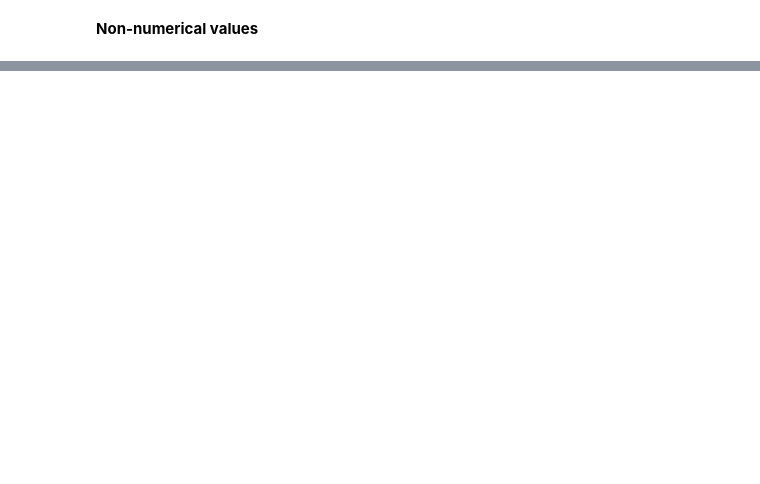
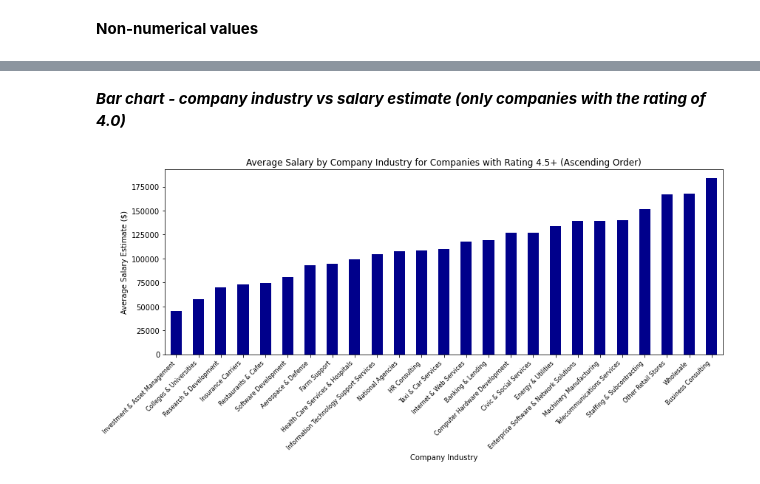
Before and after one commit to mjzdych/Intro-to-DS---Assignment2, a Jupyter notebook: Assignment2_ItDS_Visualisations.ipynb, the cells around one changed output, grey strips where cells are left out. Cells and saved outputs as stored; diff of their text form; code cells hidden in the pictures; blank space fills up the shorter version.

```diff
--- a/Assignment2_ItDS_Visualisations.ipynb
+++ b/Assignment2_ItDS_Visualisations.ipynb
@@ -102,0 +212,30 @@ print(summary_stats)
+# %% [markdown]
+***Bar chart - company industry vs salary estimate (only companies with the rating of 4.0)***
+# %%
+# Convert the 'rating' column to numeric, filling NaN values with 0
+df['rating'] = pd.to_numeric(df['rating'], errors='coerce').fillna(0)
+
+# Filter the DataFrame to include companies with a rating of 4.0 or above
+filtered_df = df[df['rating'] >= 4.5]
+
+# Group by 'company_industry' and calculate the average salary estimate
+industry_salary = filtered_df.groupby('company_industry')['salary estimate ($)'].mean()
+
+industry_salary_sorted = industry_salary.sort_values(ascending=True)
+
+# Create a bar plot
+plt.figure(figsize=(12, 6))
+industry_salary_sorted.plot(kind='bar', color='darkblue')
+plt.title('Average Salary by Company Industry for Companies with Rating 4.5+ (Ascending Order)')
+plt.xlabel('Company Industry')
+plt.ylabel('Average Salary Estimate ($)')
+
+
+plt.xticks(rotation=45, ha='right', fontsize=8)
+plt.tight_layout()
+
+
+plt.savefig('average_salary_by_industry.png', bbox_inches='tight')
+plt.show()
+# %% [output]
+[figure, added]
```
Also changed, not shown: parts of 13 cells of this notebook, 4 other files.
